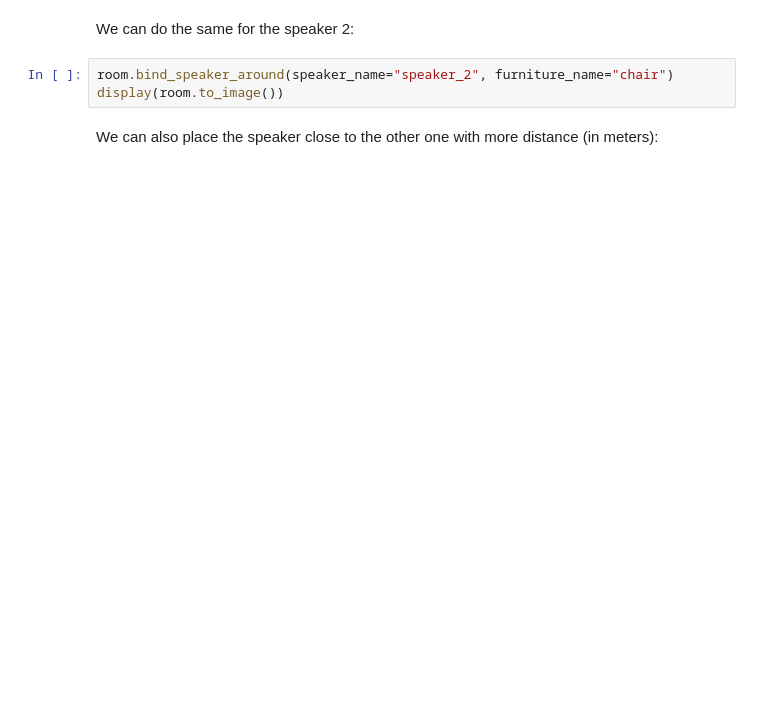
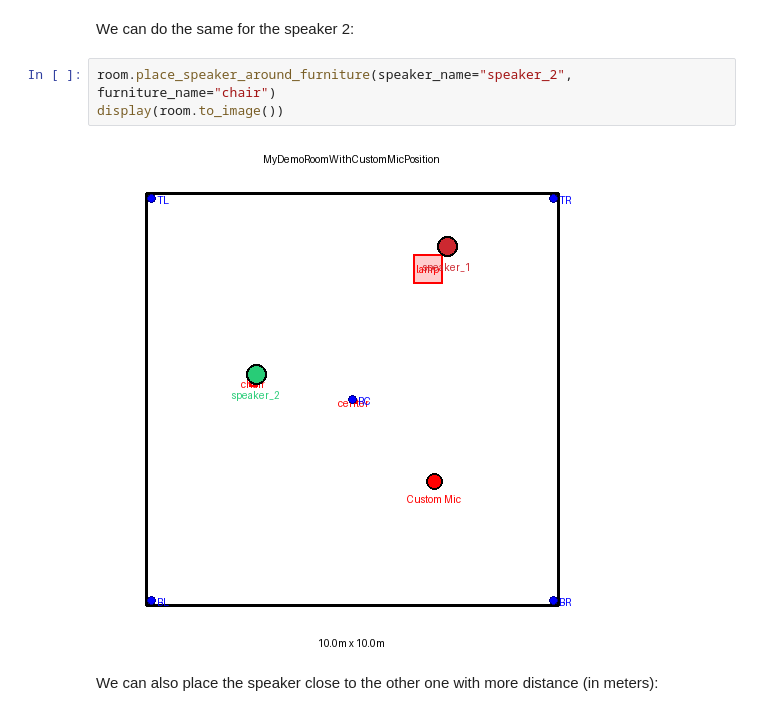
Before and after one commit to idiap/sdialog, a Jupyter notebook: tutorials/8.Rooms.ipynb, the cells around one changed output. Drawn from its saved outputs; the diff is of its cells as text; blank space fills up the shorter version.

```diff
--- a/tutorials/8.Rooms.ipynb
+++ b/tutorials/8.Rooms.ipynb
@@ -255,8 +295,10 @@ display(room.to_image())
 # %% [markdown]
 We can do the same for the speaker 2:
 # %%
-room.bind_speaker_around(speaker_name="speaker_2", furniture_name="chair")
+room.place_speaker_around_furniture(speaker_name="speaker_2", furniture_name="chair")
 display(room.to_image())
+# %% [output]
+[figure, added]
 # %% [markdown]
 We can also place the speaker close to the other one with more distance (in meters):
 # %%
```
Also changed, not shown: parts of 17 cells of this notebook, 3 other files.
